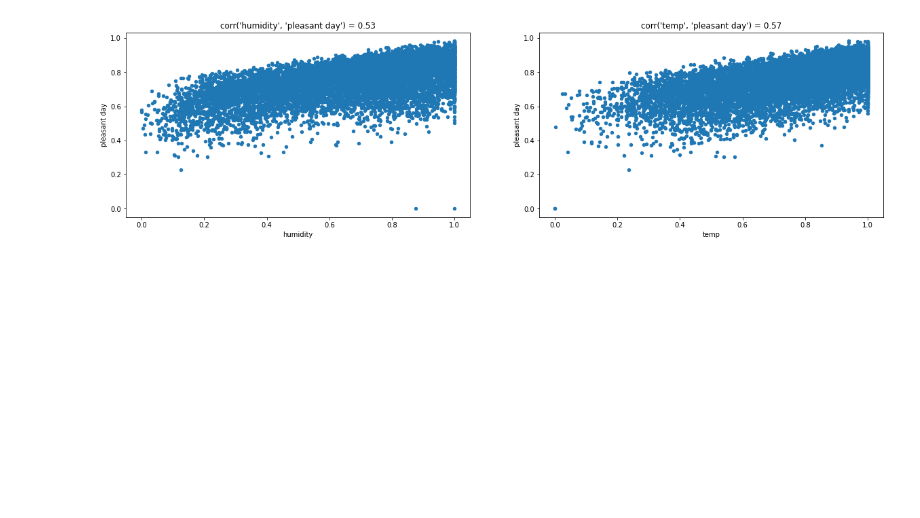
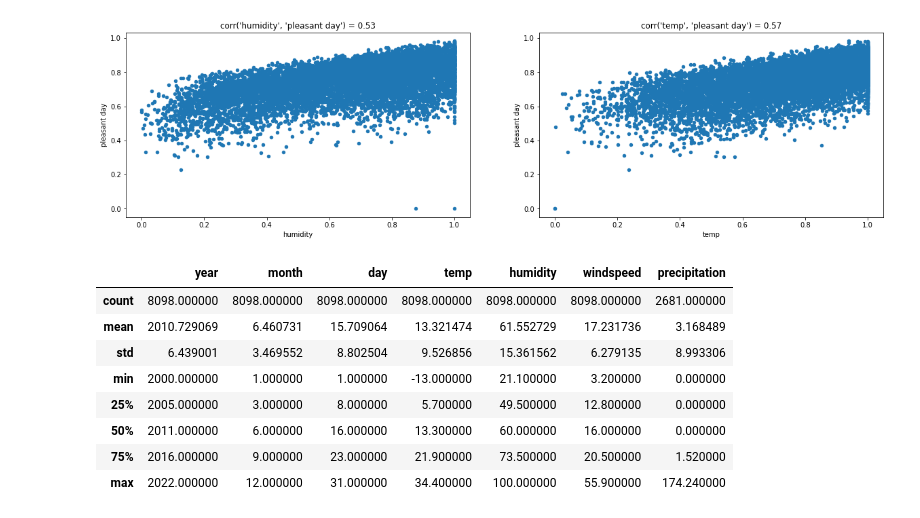
Before and after one commit to GalDear/Data-science-Weather, a Jupyter notebook: main.ipynb, the cells around one changed output. Saved outputs shown, nothing was run; the diff lists cells and outputs as text; code cells hidden in the pictures; blank space fills up the shorter version.

Commit message:
with outliers

```diff
--- a/main.ipynb
+++ b/main.ipynb
@@ -151,3 +151,16 @@ high_correlated_scatters(norm_df)
 [figure]
 [figure]
 [figure]
+# %%
+#checking for outliers
+df.describe(include="all")
+# %% [output]
+|  | year | month | day | temp | humidity | windspeed | precipitation |
+| count | 8098.000000 | 8098.000000 | 8098.000000 | 8098.000000 | 8098.000000 | 8098.000000 | 2681.000000 |
+| mean | 2010.729069 | 6.460731 | 15.709064 | 13.321474 | 61.552729 | 17.231736 | 3.168489 |
+| std | 6.439001 | 3.469552 | 8.802504 | 9.526856 | 15.361562 | 6.279135 | 8.993306 |
+| min | 2000.000000 | 1.000000 | 1.000000 | -13.000000 | 21.100000 | 3.200000 | 0.000000 |
+| 25% | 2005.000000 | 3.000000 | 8.000000 | 5.700000 | 49.500000 | 12.800000 | 0.000000 |
+| 50% | 2011.000000 | 6.000000 | 16.000000 | 13.300000 | 60.000000 | 16.000000 | 0.000000 |
+| 75% | 2016.000000 | 9.000000 | 23.000000 | 21.900000 | 73.500000 | 20.500000 | 1.520000 |
+| max | 2022.000000 | 12.000000 | 31.000000 | 34.400000 | 100.000000 | 55.900000 | 174.240000 |
```
Also changed, not shown: parts of 4 cells of this notebook, 11 other files.
